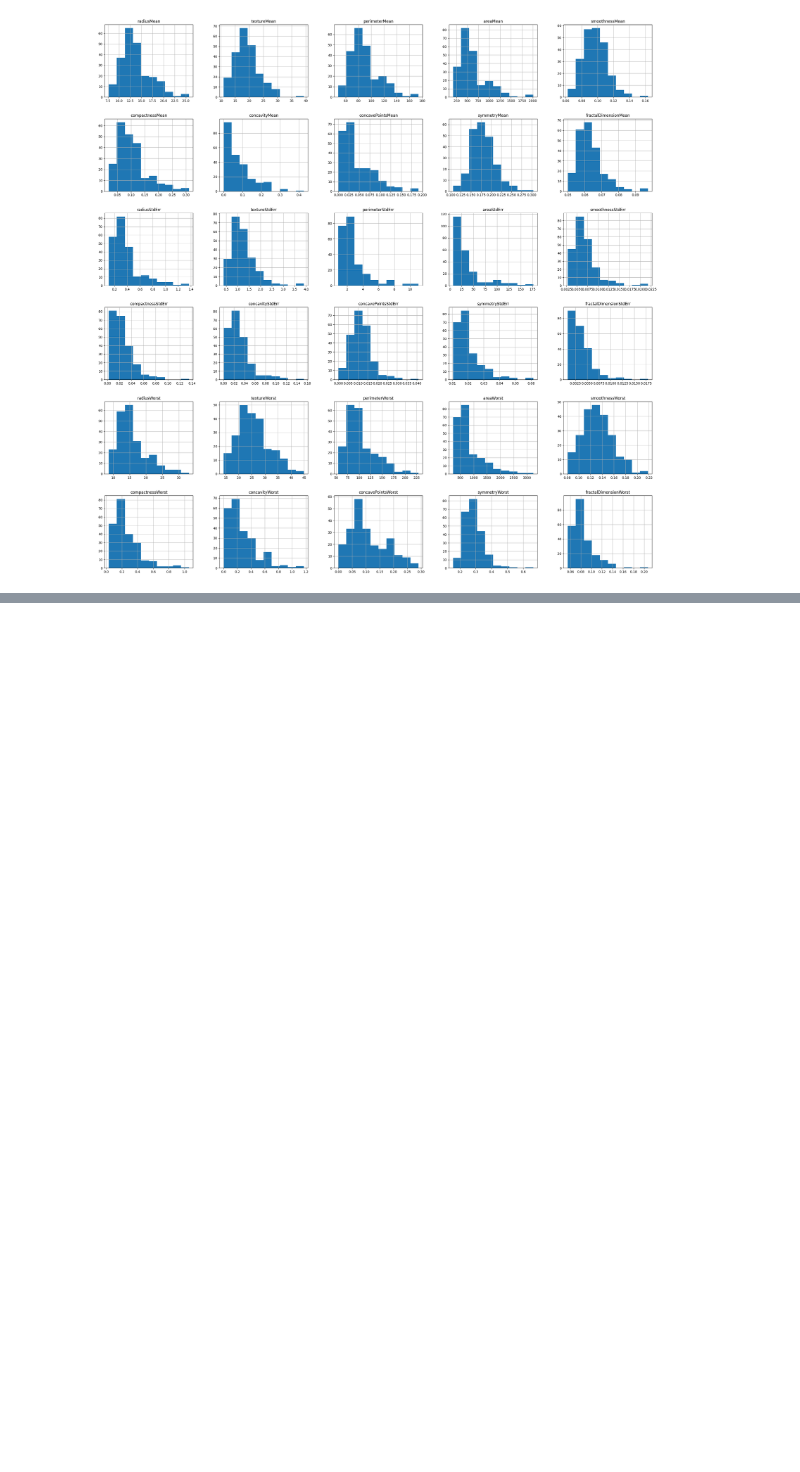
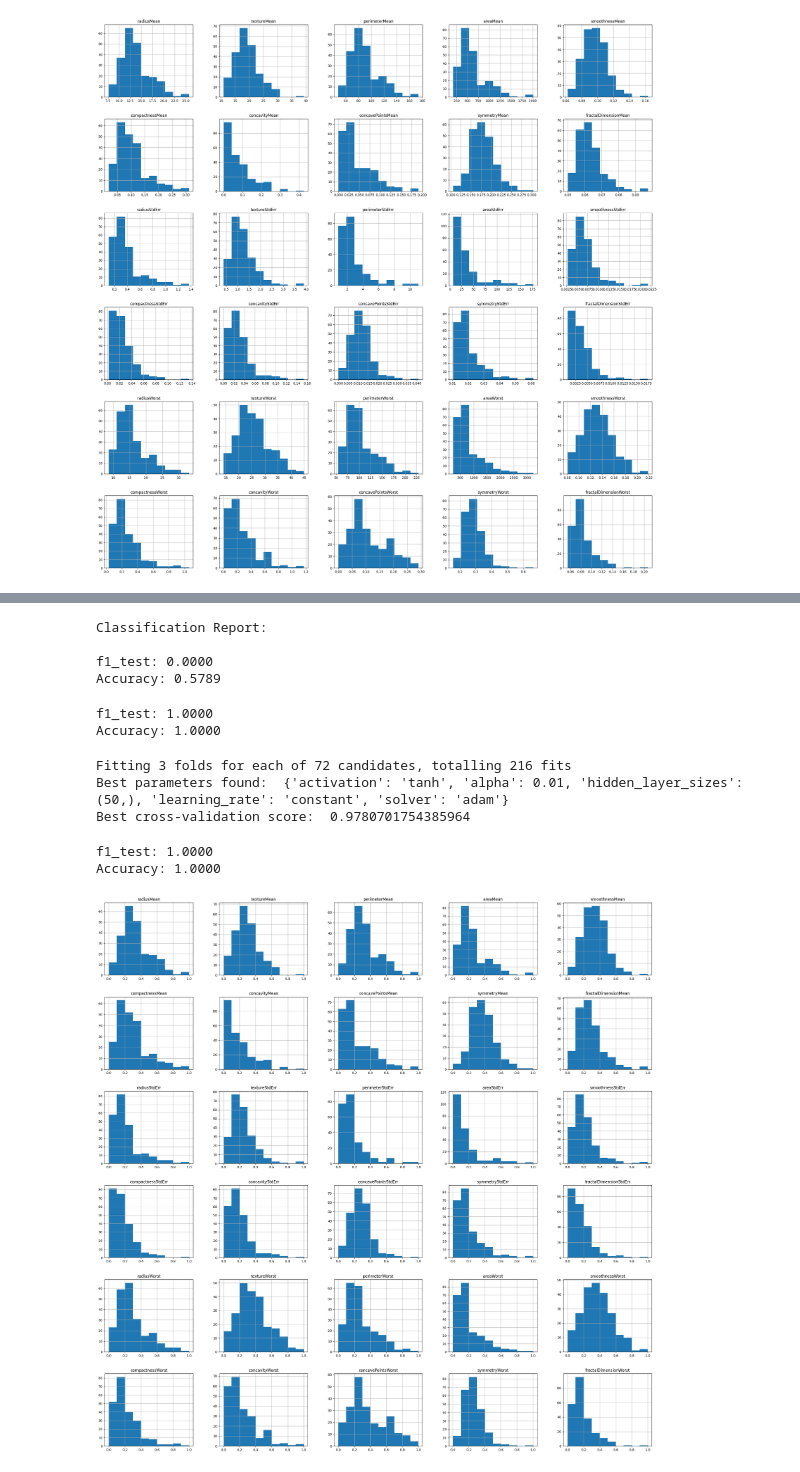
Before and after one commit to lebe1/MachineLearningCourse, a Jupyter notebook: Exercise1/data/explore_breast_cancer.ipynb, the cells around one changed output, grey strips where cells are left out. Saved outputs shown, nothing was run; the diff lists cells and outputs as text; code cells hidden in the pictures; blank space fills up the shorter version.

```diff
--- a/Exercise1/data/explore_breast_cancer.ipynb
+++ b/Exercise1/data/explore_breast_cancer.ipynb
@@ -273,0 +350,5 @@ plt.show()
+# %%
+scaler = MinMaxScaler()
+X_train_minmax = scaler.fit_transform(X_train)
+
+X_test_minmax=scaler.transform(X_test )
@@ -273,0 +427,10 @@ plt.show()
+# %%
+param_grid = {
+    'n_neighbors': [3, 5, 7, 9],  # Number of neighbors to consider
+    'weights': ['uniform', 'distance'],  # Uniform weights or distance-based weights
+    'metric': ['euclidean', 'manhattan', 'minkowski']  # Distance metrics
+}
+
+# Perform GridSearchCV
+grid_search = GridSearchCV(estimator=model, param_grid=param_grid, cv=3, scoring='accuracy', n_jobs=-1, verbose=2)
+grid_search.fit(X_train_minmax, y_train)
@@ -273,0 +444,65 @@ plt.show()
+# %%
+best_model = grid_search.best_estimator_
+y_pred = best_model.predict(X_test_minmax)
+print("\nClassification Report:\n")
+
+f1 = f1_score(y_test, y_pred)
+accuracy = accuracy_score(y_test, y_pred)
+
+print(f'f1_test: {f1:.4f}')
+print(f'Accuracy: {accuracy:.4f}')
+# %% [output]
+Classification Report:
+
+f1_test: 0.0000
+Accuracy: 0.5789
+# %%
+model = MLPClassifier(max_iter=1000,random_state=RANDOM_SEED) #Had a warning - needed to increase max_iter
+model.fit(X_train_minmax, y_train)
+y_pred = model.predict(X_test_minmax)
+
+f1 = f1_score(y_test, y_pred)
+accuracy = accuracy_score(y_test, y_pred)
+
+print(f'f1_test: {f1:.4f}')
+print(f'Accuracy: {accuracy:.4f}')
+# %% [output]
+f1_test: 1.0000
+Accuracy: 1.0000
+# %%
+param_grid = {
+    'hidden_layer_sizes': [(50,), (100,), (50, 50)],
+    'activation': ['tanh', 'relu'],
+    'solver': ['sgd', 'adam'],
+    'alpha': [0.0001, 0.001, 0.01],
+    'learning_rate': ['constant', 'adaptive']
+}
+
+# Perform GridSearchCV
+grid_search = GridSearchCV(estimator=model, param_grid=param_grid, cv=3, scoring='accuracy', n_jobs=-1, verbose=2)
+grid_search.fit(X_train_minmax, y_train)
+
+# Display the best parameters and the corresponding score
+print("Best parameters found: ", grid_search.best_params_)
+print("Best cross-validation score: ", grid_search.best_score_)
+# %% [output]
+Fitting 3 folds for each of 72 candidates, totalling 216 fits
+Best parameters found:  {'activation': 'tanh', 'alpha': 0.01, 'hidden_layer_sizes': (50,), 'learning_rate': 'constant', 'solver': 'adam'}
+Best cross-validation score:  0.9780701754385964
+# %%
+best_model = grid_search.best_estimator_
+y_pred = best_model.predict(X_test_minmax)
+
+f1 = f1_score(y_test, y_pred)
+accuracy = accuracy_score(y_test, y_pred)
+
+print(f'f1_test: {f1:.4f}')
+print(f'Accuracy: {accuracy:.4f}')
+# %% [output]
+f1_test: 1.0000
+Accuracy: 1.0000
+# %%
+pd.DataFrame(X_train_minmax, columns=X_train.columns,index=X_train.index).hist(figsize=(30, 30))
+plt.show()
+# %% [output]
+[figure, added]
```
Also changed, not shown: parts of 45 cells of this notebook, 1 other file.
